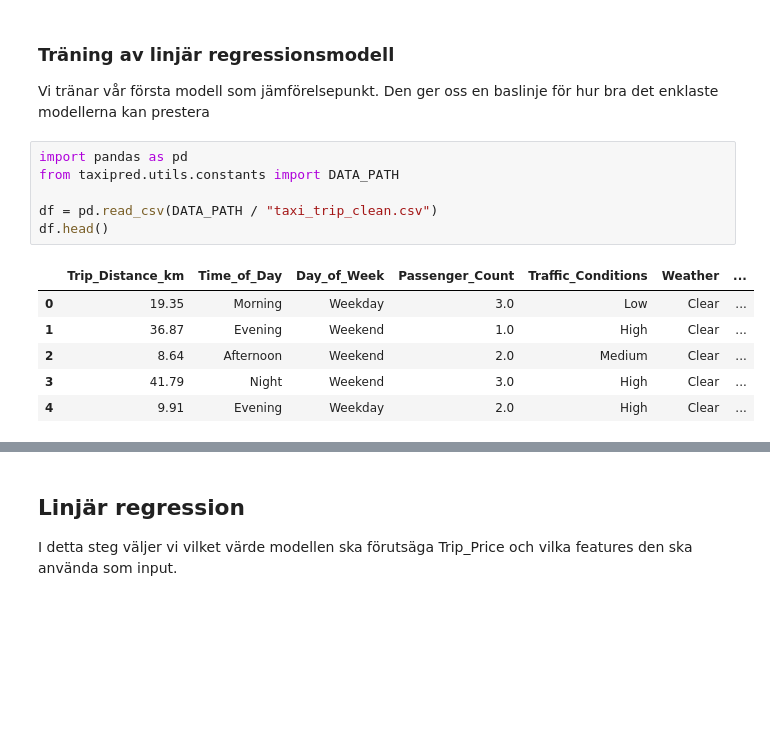
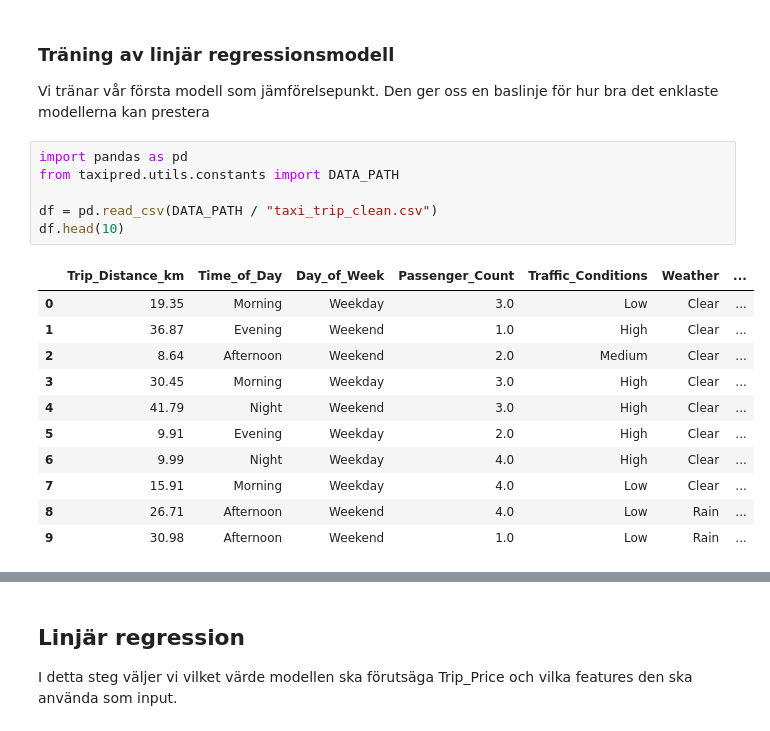
Before and after one commit to hazajijan-prog/taxi-prediction-fullstack-haza, a Jupyter notebook: src/taxipred/model_development/model_development.ipynb, the cells around one changed output, grey strips where cells are left out. Drawn from its saved outputs; the diff is of its cells as text; blank space fills up the shorter version.

```diff
--- a/src/taxipred/model_development/model_development.ipynb
+++ b/src/taxipred/model_development/model_development.ipynb
@@ -9,13 +9,18 @@ Den ger oss en baslinje för hur bra det enklaste modellerna kan prestera
 # %%
 import pandas as pd
 from taxipred.utils.constants import DATA_PATH
 
 df = pd.read_csv(DATA_PATH / "taxi_trip_clean.csv")
-df.head()
+df.head(10)
 # %% [output]
 |  | Trip_Distance_km | Time_of_Day | Day_of_Week | Passenger_Count | Traffic_Conditions | Weather | ... |
 | 0 | 19.35 | Morning | Weekday | 3.0 | Low | Clear | ... |
 | 1 | 36.87 | Evening | Weekend | 1.0 | High | Clear | ... |
 | 2 | 8.64 | Afternoon | Weekend | 2.0 | Medium | Clear | ... |
-| 3 | 41.79 | Night | Weekend | 3.0 | High | Clear | ... |
-| 4 | 9.91 | Evening | Weekday | 2.0 | High | Clear | ... |
+| 3 | 30.45 | Morning | Weekday | 3.0 | High | Clear | ... |
+| 4 | 41.79 | Night | Weekend | 3.0 | High | Clear | ... |
+| 5 | 9.91 | Evening | Weekday | 2.0 | High | Clear | ... |
+| 6 | 9.99 | Night | Weekday | 4.0 | High | Clear | ... |
+| 7 | 15.91 | Morning | Weekday | 4.0 | Low | Clear | ... |
+| 8 | 26.71 | Afternoon | Weekend | 4.0 | Low | Rain | ... |
+| 9 | 30.98 | Afternoon | Weekend | 1.0 | Low | Rain | ... |
```
Also changed, not shown: parts of 31 cells of this notebook, 5 other files.
